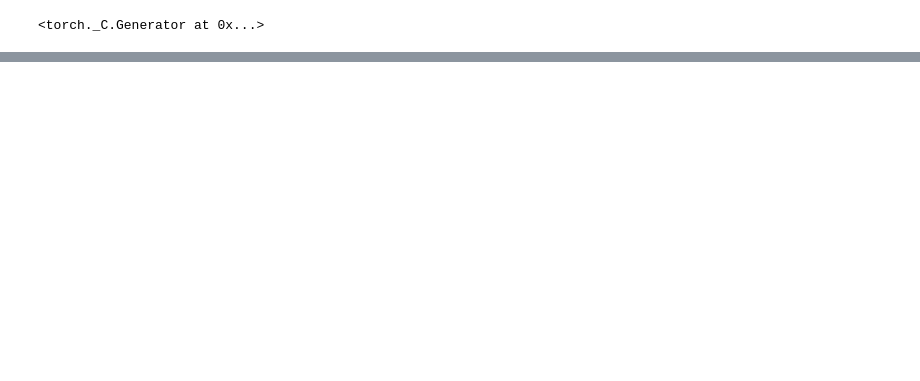
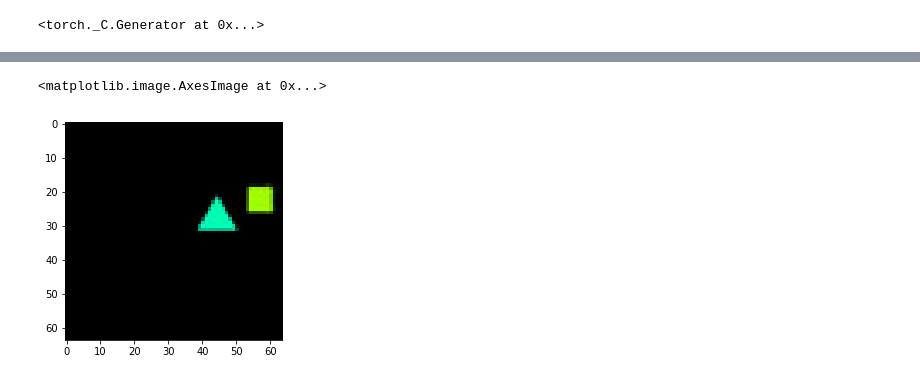
Before and after one commit to brendel-group/objects-compositional-generalization, a Jupyter notebook: notebooks/Decoder_Optimality.ipynb, the cells around one changed output, grey strips where cells are left out. Saved outputs shown, nothing was run; the diff lists cells and outputs as text; code cells hidden in the pictures; blank space fills up the shorter version.

```diff
--- a/notebooks/Decoder_Optimality.ipynb
+++ b/notebooks/Decoder_Optimality.ipynb
@@ -129,0 +211,5 @@ with torch.no_grad():
+# %%
+plt.imshow(imagined_images.clip(0, 1)[1].permute(1, 2, 0))
+# %% [output]
+<matplotlib.image.AxesImage at 0x...>
+[figure, added]
```
Also changed, not shown: parts of 21 cells of this notebook, 2 other files.
